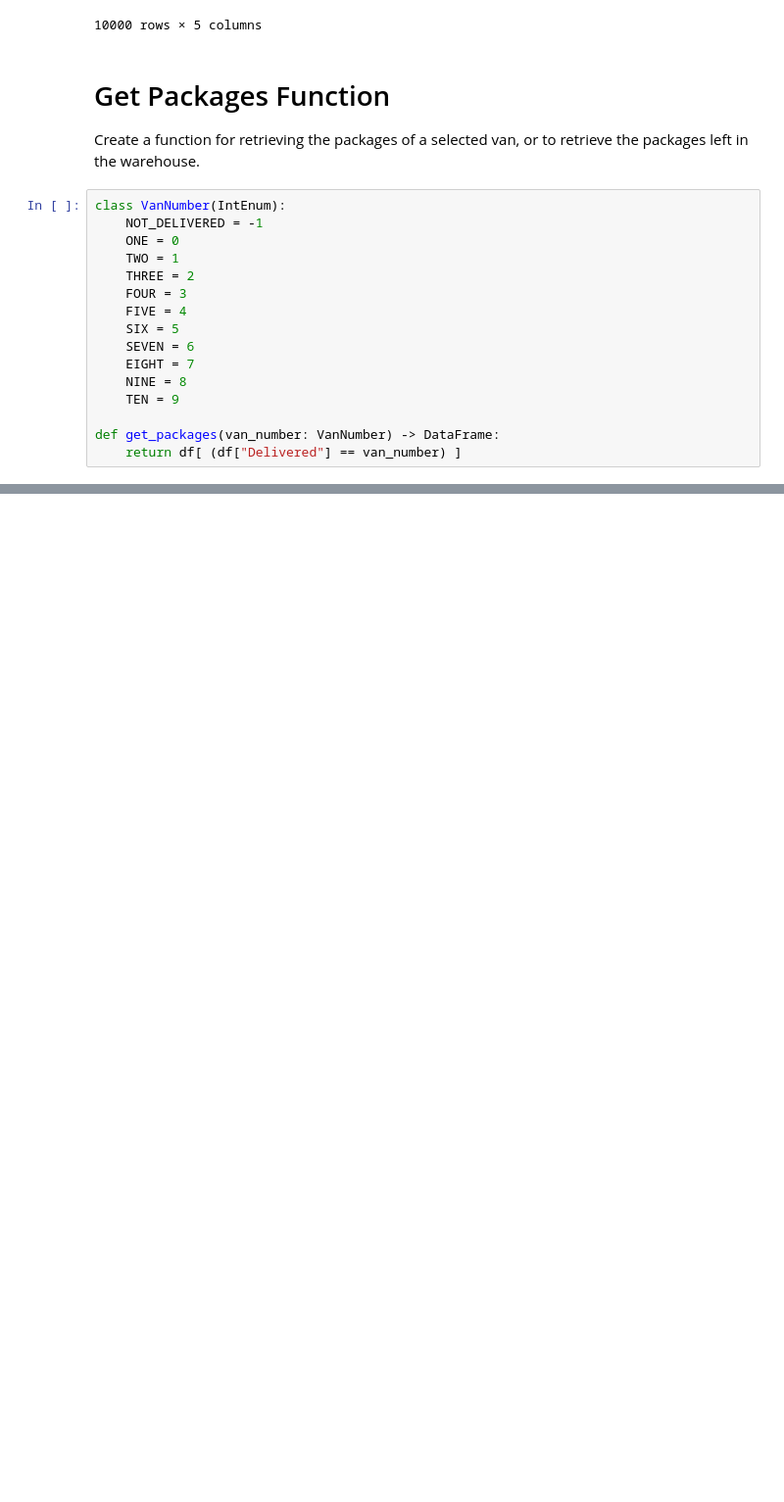
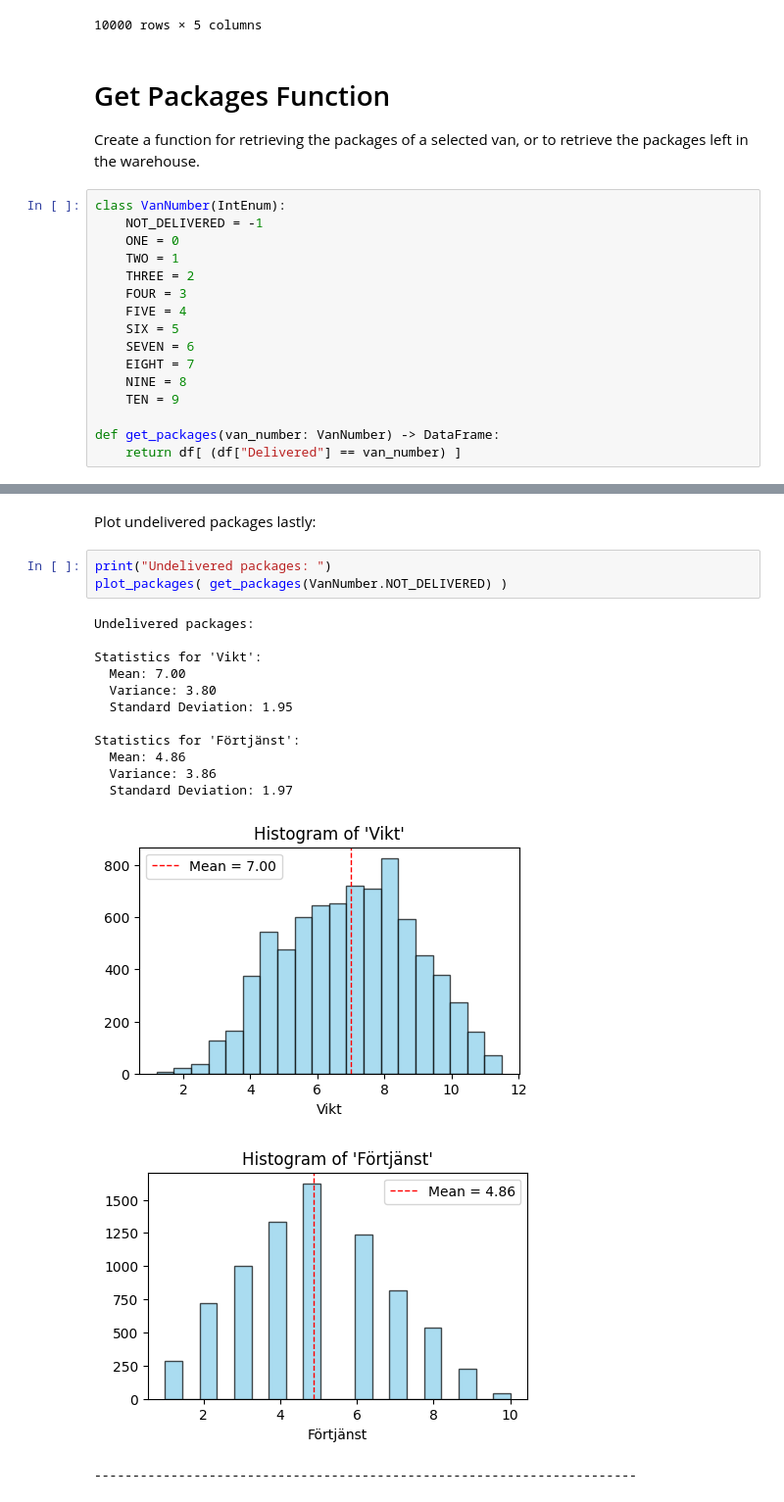
Before and after one commit to Zippy6666/Optimizing-Profit-Lindas-Lustfyllda-Courier---Haulage, a Jupyter notebook: optimize_notebook.ipynb, the cells around one changed output, grey strips where cells are left out. Shown at 98% size. Saved outputs shown, nothing was run; the diff lists cells and outputs as text; blank space fills up the shorter version.

```diff
--- a/optimize_notebook.ipynb
+++ b/optimize_notebook.ipynb
@@ -67,0 +158,20 @@ def get_packages(van_number: VanNumber) -> DataFrame:
+# %% [markdown]
+Plot undelivered packages lastly:
+# %%
+print("Undelivered packages: ")
+plot_packages( get_packages(VanNumber.NOT_DELIVERED) )
+# %% [output]
+Undelivered packages:
+
+Statistics for 'Vikt':
+  Mean: 7.00
+  Variance: 3.80
+  Standard Deviation: 1.95
+
+Statistics for 'Förtjänst':
+  Mean: 4.86
+  Variance: 3.86
+  Standard Deviation: 1.97
+[figure, added]
+[figure, added]
+-----------------------------------------------------------------------
```
Also changed, not shown: parts of 4 cells of this notebook.
